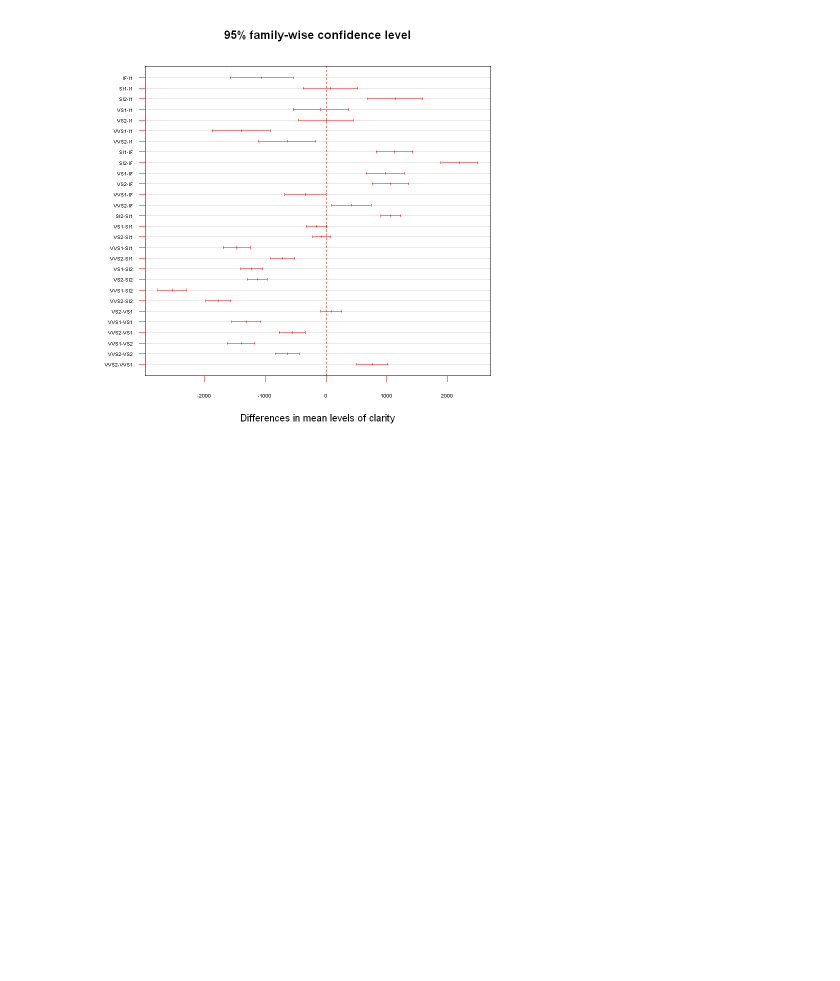
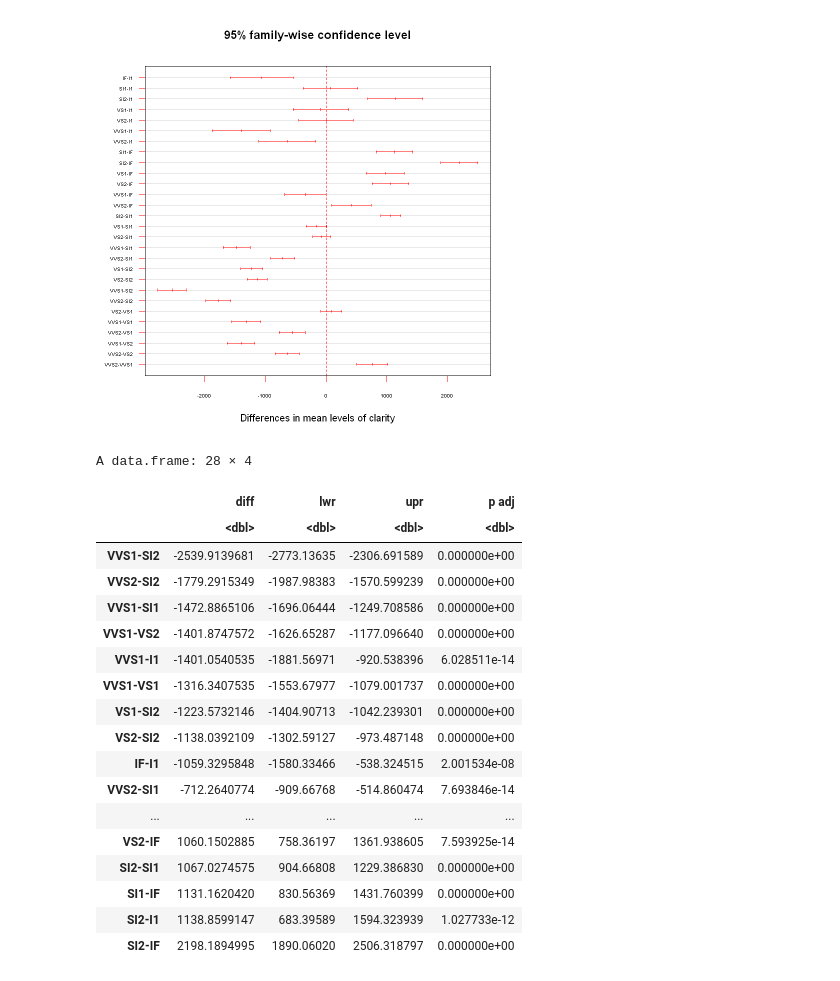
Before and after one commit to whats2000/coding-stuff-I-make-from-learning, a Jupyter notebook: R/other/Team Project/project.ipynb, the cells around one changed output. Cells and saved outputs as stored; diff of their text form; code cells hidden in the pictures; blank space fills up the shorter version.

```diff
--- a/R/other/Team Project/project.ipynb
+++ b/R/other/Team Project/project.ipynb
@@ -273,3 +301,32 @@ VVS2-VVS1   760.6224332   501.77828  1019.466585 0.0000000
 plot(result, las = 1, col = "red", cex.axis = 0.5)
 # %% [output]
 [figure]
+# %%
+# 將 TukeyHSD 結果轉換為資料框
+Tukey_result <- as.data.frame(result$`clarity`)
+
+# 將比較結果依照差異排序
+summary_result <- Tukey_result[order(Tukey_result$diff), ]
+
+# 顯示排序後的比較結果
+summary_result
+# %% [output]
+A data.frame: 28 × 4
+|  | diff | lwr | upr | p adj |
+|  | <dbl> | <dbl> | <dbl> | <dbl> |
+| VVS1-SI2 | -2539.9139681 | -2773.13635 | -2306.691589 | 0.000000e+00 |
+| VVS2-SI2 | -1779.2915349 | -1987.98383 | -1570.599239 | 0.000000e+00 |
+| VVS1-SI1 | -1472.8865106 | -1696.06444 | -1249.708586 | 0.000000e+00 |
+| VVS1-VS2 | -1401.8747572 | -1626.65287 | -1177.096640 | 0.000000e+00 |
+| VVS1-I1 | -1401.0540535 | -1881.56971 | -920.538396 | 6.028511e-14 |
+| VVS1-VS1 | -1316.3407535 | -1553.67977 | -1079.001737 | 0.000000e+00 |
+| VS1-SI2 | -1223.5732146 | -1404.90713 | -1042.239301 | 0.000000e+00 |
+| VS2-SI2 | -1138.0392109 | -1302.59127 | -973.487148 | 0.000000e+00 |
+| IF-I1 | -1059.3295848 | -1580.33466 | -538.324515 | 2.001534e-08 |
+| VVS2-SI1 | -712.2640774 | -909.66768 | -514.860474 | 7.693846e-14 |
+| ... | ... | ... | ... | ... |
+| VS2-IF | 1060.1502885 | 758.36197 | 1361.938605 | 7.593925e-14 |
+| SI2-SI1 | 1067.0274575 | 904.66808 | 1229.386830 | 0.000000e+00 |
+| SI1-IF | 1131.1620420 | 830.56369 | 1431.760399 | 0.000000e+00 |
+| SI2-I1 | 1138.8599147 | 683.39589 | 1594.323939 | 1.027733e-12 |
+| SI2-IF | 2198.1894995 | 1890.06020 | 2506.318797 | 0.000000e+00 |
```
Also changed, not shown: parts of 5 cells of this notebook.
